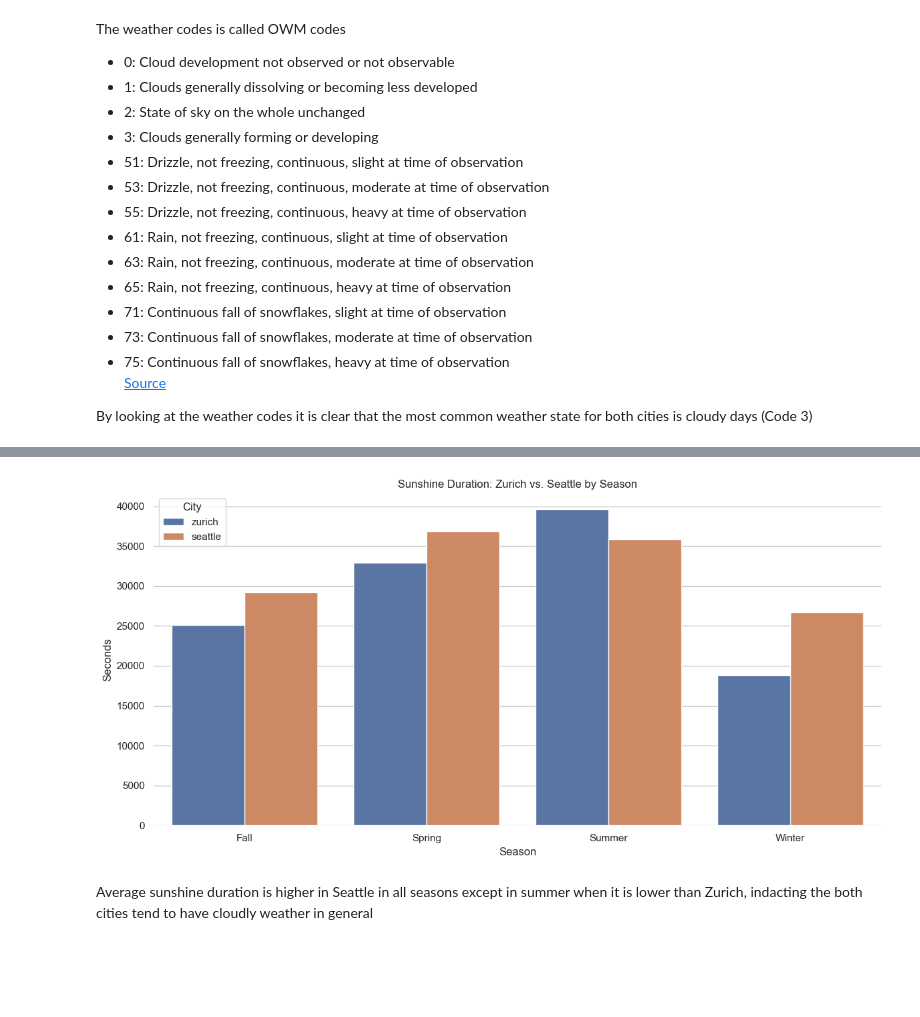
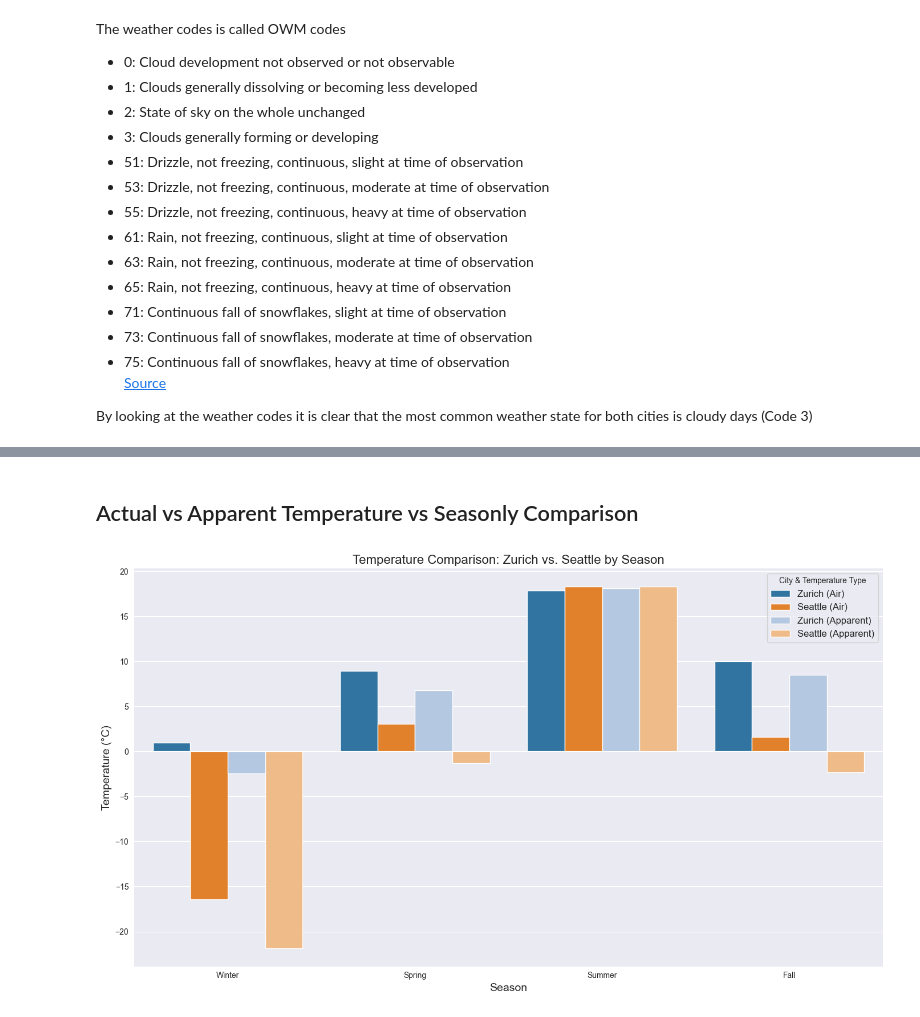
Before and after one commit to Jaffels/CIP_FS25_111, a Jupyter notebook: Johan.ipynb, the cells around one changed output, grey strips where cells are left out. Drawn from its saved outputs; the diff is of its cells as text; code cells hidden in the pictures; blank space fills up the shorter version.

```diff
--- a/Johan.ipynb
+++ b/Johan.ipynb
@@ -132,17 +139,3 @@ def combine_dataframes():
 
 	# Write combined dataframes to csv file
 	start_df.to_csv("Data/start.csv", index = False)
-# %%
-# Call the API and save the as csv files
-# Saving as csv files to limit the amount of calls to data provider
-count = 0
-for city in cities:
-	response = call_API(city, openmeteo, cities)
-	data = create_dataframe(response)
-	save_df(data, city)
-	print('\n')
-
-	# Delay the 2nd API call for 2 minutes to not violate limits on API calls
-	if count < 1:
-		time.sleep(120)
-	count += 1
@@ -547,25 +488,0 @@ Apparent temperature paints the same picture as temprature. The temeprature for
-# %%
-# Restructure the DataFrame for better plotting
-seasons_reset = seasons.reset_index()
-seasons_day = pd.melt(seasons_reset, id_vars='season',
-                       value_vars=['sunshine_duration_zurich', 'sunshine_duration_seattle'],
-                       var_name='City', value_name='Sunshine')
-
-# Extract city names
-seasons_day['City'] = seasons_day['City'].str.replace('sunshine_duration_', '', regex=False)
-
-#Improved plotting with better aesthetics
-plt.figure(figsize=(12, 6))
-sns.barplot(x='season', y='Sunshine', hue='City', data=seasons_day)
-plt.title('Sunshine Duration: Zurich vs. Seattle by Season')
-plt.xlabel('Season')
-plt.ylabel('Seconds')
-plt.xticks(rotation=0) #Keep x-axis labels horizontal
-plt.legend(title='City', loc='upper left') #Move legend
-sns.despine(left=True, bottom=True) #Remove top and right spines for cleaner look
-plt.tight_layout()
-plt.show()
-# %% [output]
-[figure, removed]
-# %% [markdown]
-Average sunshine duration is higher in Seattle in all seasons except in summer when it is lower than Zurich, indacting the both cities tend to have cloudly weather in general
@@ -571,0 +524,40 @@ Average sunshine duration is higher in Seattle in all seasons except in summer w
+# %% [markdown]
+## Actual vs Apparent Temperature vs Seasonly Comparison
+# %%
+
+# Create a more informative and visually appealing temperature comparison
+plt.figure(figsize=(14, 8))
+
+# Add a column combining city and temperature type for better visualization
+temp_df['City_Type'] = temp_df['City'] + ' (' + temp_df['Type'] + ')'
+
+# Define a better color palette
+custom_palette = {
+    'Zurich (Air)': '#1f77b4',      # Darker blue
+    'Zurich (Apparent)': '#aec7e8',  # Lighter blue
+    'Seattle (Air)': '#ff7f0e',      # Darker orange
+    'Seattle (Apparent)': '#ffbb78'  # Lighter orange
+}
+
+# Create an enhanced bar plot
+sns.barplot(
+    data=temp_df,
+    x='Season',
+    y='Temperature',
+    hue='City_Type',
+    palette=custom_palette
+)
+
+# Add plot details for better clarity
+plt.title('Temperature Comparison: Zurich vs. Seattle by Season', fontsize=16)
+plt.xlabel('Season', fontsize=14)
+plt.ylabel('Temperature (°C)', fontsize=14)
+plt.legend(title='City & Temperature Type', fontsize=12)
+
+# Remove unnecessary chart elements
+sns.despine(left=True, bottom=True)
+
+plt.tight_layout()
+plt.show()
+# %% [output]
+[figure, added]
```
Also changed, not shown: parts of 33 cells of this notebook, 5 other files.
